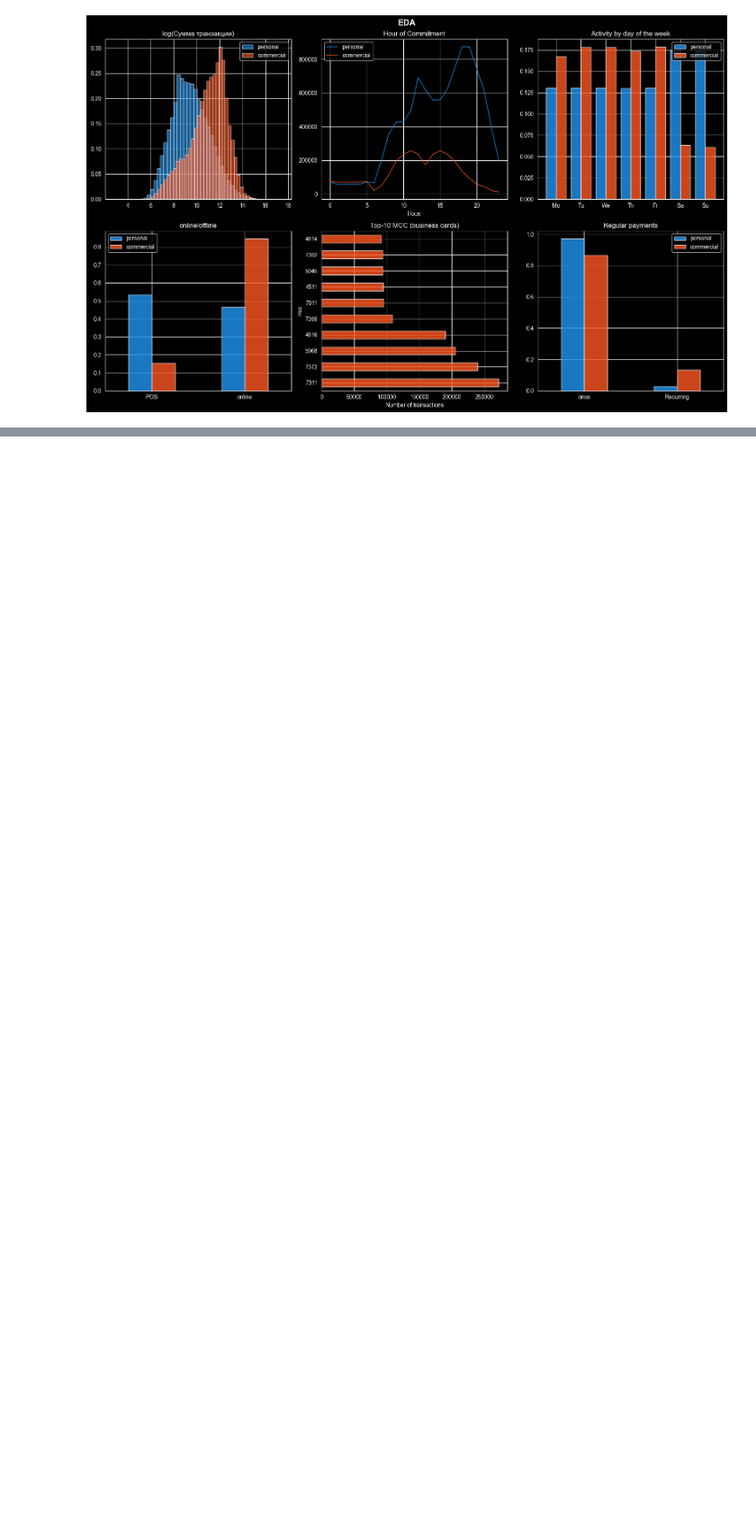
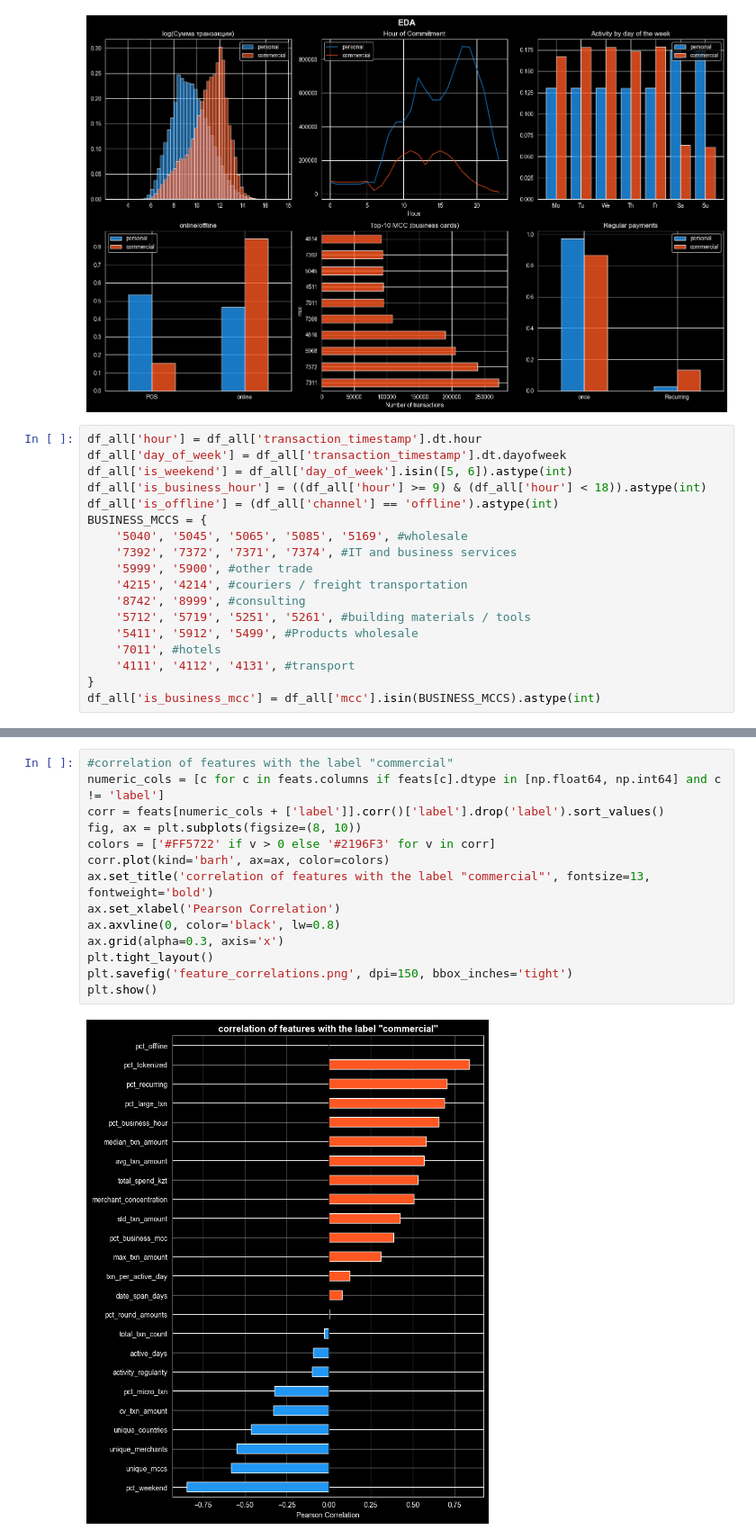
Before and after one commit to asset-data-ai/MDQ_teams, a Jupyter notebook: ml.ipynb, the cells around one changed output, grey strips where cells are left out. Shown at 90% size. Drawn from its saved outputs; the diff is of its cells as text; blank space fills up the shorter version.

```diff
--- a/ml.ipynb
+++ b/ml.ipynb
@@ -115,3 +115,21 @@ plt.savefig('eda_distributions.png', dpi=150, bbox_inches='tight')
 plt.show()
 # %% [output]
 [figure]
+# %%
+df_all['hour'] = df_all['transaction_timestamp'].dt.hour
+df_all['day_of_week'] = df_all['transaction_timestamp'].dt.dayofweek
+df_all['is_weekend'] = df_all['day_of_week'].isin([5, 6]).astype(int)
+df_all['is_business_hour'] = ((df_all['hour'] >= 9) & (df_all['hour'] < 18)).astype(int)
+df_all['is_offline'] = (df_all['channel'] == 'offline').astype(int)
+BUSINESS_MCCS = {
+    '5040', '5045', '5065', '5085', '5169', #wholesale
+    '7392', '7372', '7371', '7374', #IT and business services
+    '5999', '5900', #other trade
+    '4215', '4214', #couriers / freight transportation
+    '8742', '8999', #consulting
+    '5712', '5719', '5251', '5261', #building materials / tools
+    '5411', '5912', '5499', #Products wholesale
+    '7011', #hotels
+    '4111', '4112', '4131', #transport
+}
+df_all['is_business_mcc'] = df_all['mcc'].isin(BUSINESS_MCCS).astype(int)
@@ -117,0 +178,16 @@ plt.show()
+# %%
+#correlation of features with the label "commercial"
+numeric_cols = [c for c in feats.columns if feats[c].dtype in [np.float64, np.int64] and c != 'label']
+corr = feats[numeric_cols + ['label']].corr()['label'].drop('label').sort_values()
+fig, ax = plt.subplots(figsize=(8, 10))
+colors = ['#FF5722' if v > 0 else '#2196F3' for v in corr]
+corr.plot(kind='barh', ax=ax, color=colors)
+ax.set_title('correlation of features with the label "commercial"', fontsize=13, fontweight='bold')
+ax.set_xlabel('Pearson Correlation')
+ax.axvline(0, color='black', lw=0.8)
+ax.grid(alpha=0.3, axis='x')
+plt.tight_layout()
+plt.savefig('feature_correlations.png', dpi=150, bbox_inches='tight')
+plt.show()
+# %% [output]
+[figure, added]
```
Also changed, not shown: parts of 2 cells of this notebook, 1 other file.
